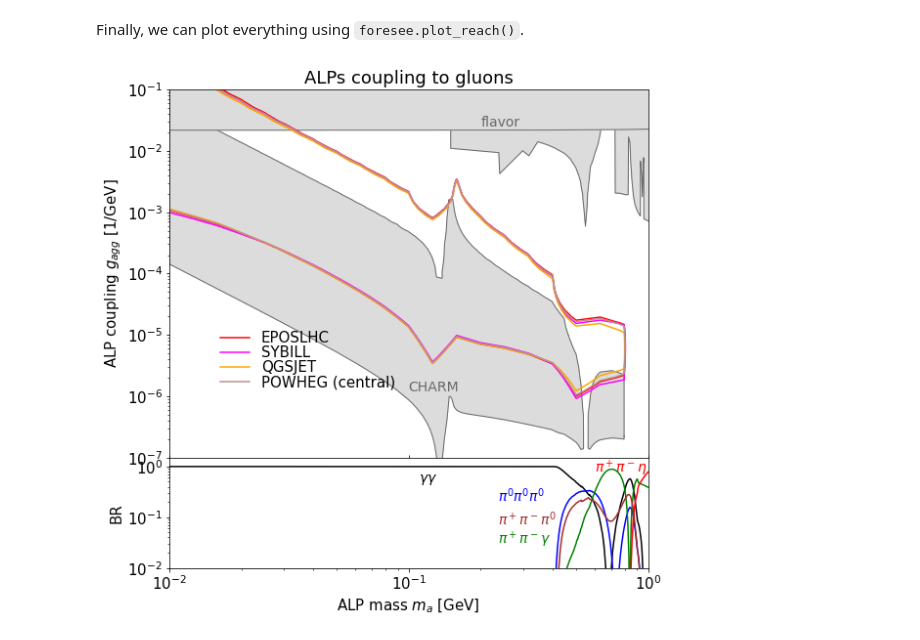
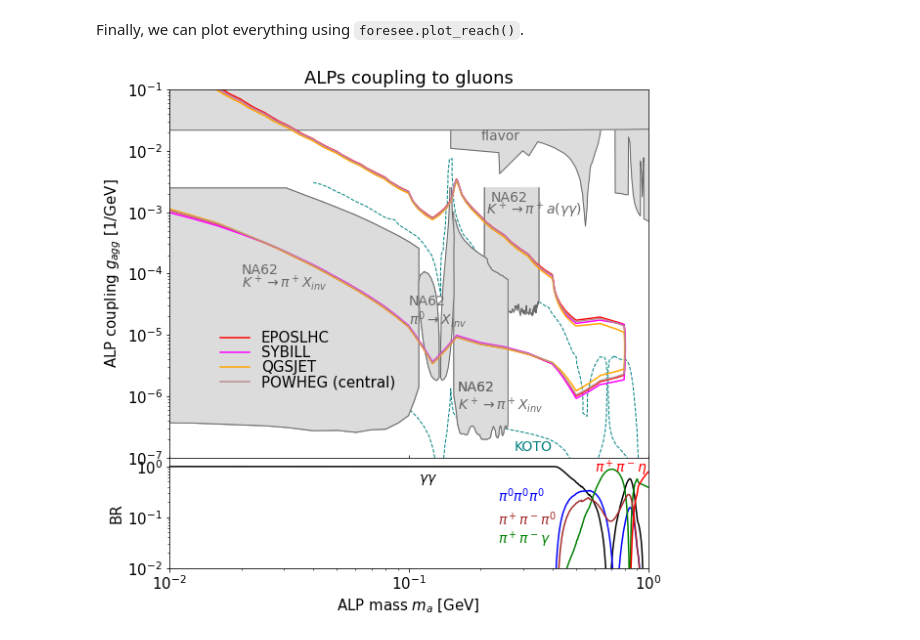
Before and after one commit to KlingFelix/FORESEE, a Jupyter notebook: Models/ALP-g/ALP-g.ipynb, the cells around one changed output. Drawn from its saved outputs; the diff is of its cells as text; code cells hidden in the pictures.

Commit message:
More bounds and limits for ALP-g
Added NA62, and KOTO lines to plot.

```diff
--- a/Models/ALP-g/ALP-g.ipynb
+++ b/Models/ALP-g/ALP-g.ipynb
@@ -375,0 +369,19 @@ bounds = [
+# %%
+bounds = [
+     ["bounds_1811.03474.txt",    "flavor",   0.200, 1.5*10**-2, 0  ],
+     ["bounds_NA62_2311.01837.txt"      ,    "NA62"  ,   0.220, 1.5e-3, 0],
+     ["bounds_NA62_2311.01837.txt"      ,    r"$K^+\rightarrow\pi^+a(\gamma\gamma)$"  ,   0.210,9e-4, 0],
+     ["bounds_NA62_2103.15389.txt"      ,    "NA62"  ,   2e-2, 1e-4, 0],
+     ["bounds_NA62_2103.15389.txt"      ,    r"$K^+\rightarrow\pi^+X_{inv}$"  ,   2e-2, 6e-5, 0],
+     ["bounds_NA62_2103.15389_2half.txt"      ,    "NA62"  ,   0.16, 1.2e-6, 0],
+     ["bounds_NA62_2103.15389_2half.txt"      ,    r"$K^+\rightarrow\pi^+X_{inv}$"  ,   0.16, 6e-7, 0],
+     ["bounds_NA62_2010.07644.txt"      ,    "NA62"  ,   0.1, 3e-5, 0],
+     ["bounds_NA62_2010.07644.txt"      ,    r"$\pi^0\rightarrow X_{inv}$"  ,   0.1, 1.5e-5, 0],
+     ["bounds_NA62_2010.07644_2half.txt"      ,    "NA62"  ,   0.16, 1.2e-6, 0],
+     ["bounds_GammaB.txt",        "",         4.000, 6.7*10**-4, 0   ],
+]
+
+bounds2=[
+    ["bounds_Charm.txt",         "CHARM",    0.275, 1.2*10**-6, 0  ],
+    ["bounds_CHARM-HighMass.txt","",         4.000, 6.7*10**-4, 0   ],
+]
@@ -376,3 +390,8 @@ bounds = [
+# %%
+projections=[
+     ["limits_KOTO_2303.01521.txt",    "teal",  "KOTO"  , 0.275, 1.3e-7, 0  ],
+     ["limits_KOTO_2303.01521_2half.txt",    "teal",    "",   0, 0, 0  ],
+]
 # %% [markdown]
 We also want to show the branching fractions for some of the channels (name of file in model/br directory, color, line style, label, x-position, y-position)
 # %%
@@ -389,19 +408,19 @@ Finally, we can plot everything using `foresee.plot_reach()`.
 # %%
 plot, ax, ax2 = foresee.plot_reach(
     setups=setups,
     bounds=bounds,
-    projections=[],
+    projections=projections,
     title="ALPs coupling to gluons",
     xlims = [0.01,1],
     ylims=[10**-7,0.1],
     xlabel=r"ALP mass $m_{a}$ [GeV]",
     ylabel=r"ALP coupling $g_{agg}$ [1/GeV]",
     legendloc=(0.5,0.38),
     branchings=branchings,
     figsize=(8,8),
 )
 
 plot.subplots_adjust(left=0.12, right=0.97, bottom=0.10, top=0.95)
 plot.show()
 # %% [output]
-[figure, old version]
+[figure, new version]
```
Also changed, not shown: parts of 2 cells of this notebook, 7 other files.
